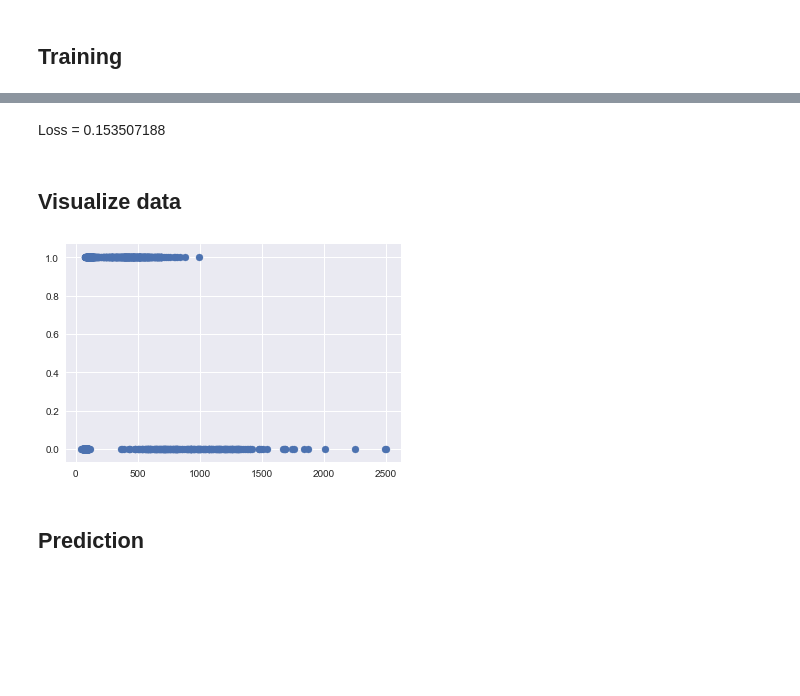
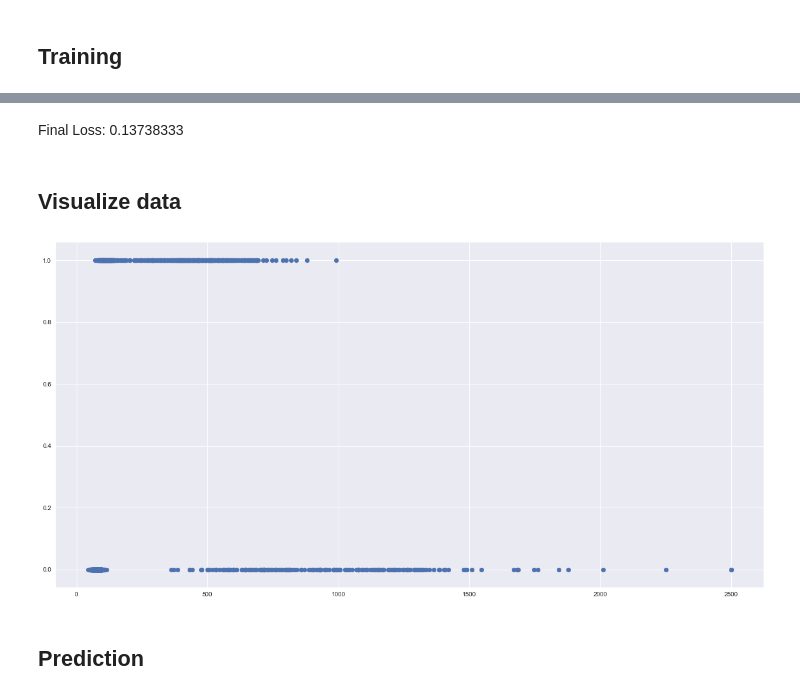
Before and after one commit to Libardo1/disrupt-ai-bootcamp, a Jupyter notebook: Machine Learning with TensorFlow/Breast Cancer Diagnostic with TensorFlow.ipynb, the cells around one changed output, grey strips where cells are left out. Drawn from its saved outputs; the diff is of its cells as text; code cells hidden in the pictures; blank space fills up the shorter version.

```diff
--- a/Machine Learning with TensorFlow/Breast Cancer Diagnostic with TensorFlow.ipynb
+++ b/Machine Learning with TensorFlow/Breast Cancer Diagnostic with TensorFlow.ipynb
@@ -275,12 +279,13 @@ Loss = 0.1531215 Weight = [[-0.01268647  0.03522658]
-# %% [markdown]
-Loss = 0.153507188
+# %% [markdown]
+Final Loss: 0.13738333
 # %% [markdown]
 ## Visualize data
 # %%
+plt.figure(figsize=(20,10))
 plt.scatter(input_X, input_Y, alpha=1)
 plt.show()
 # %% [output]
-[figure, old version]
+[figure, new version]
 # %% [markdown]
 ## Prediction
 # %%
```
Also changed, not shown: parts of 9 cells of this notebook.
